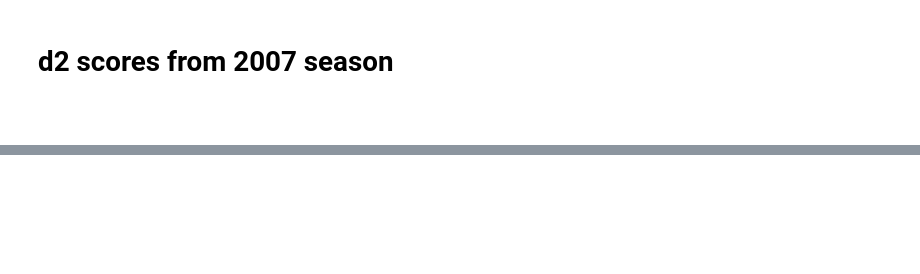
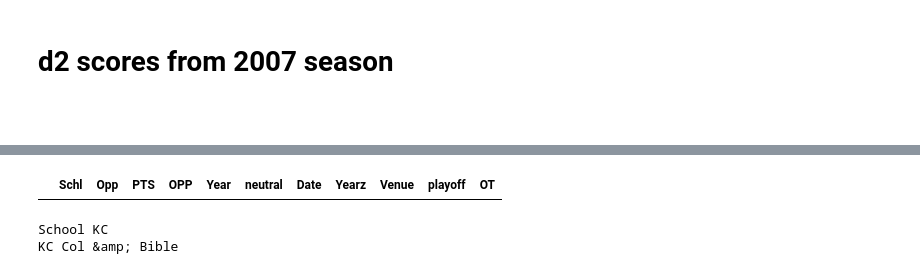
Before and after one commit to easella/ncaabelos, a Jupyter notebook: ncaab-for-free.ipynb, the cells around one changed output, grey strips where cells are left out. Cells and saved outputs as stored; diff of their text form; code cells hidden in the pictures; blank space fills up the shorter version.

```diff
--- a/ncaab-for-free.ipynb
+++ b/ncaab-for-free.ipynb
@@ -2523,2 +2551,15 @@ qa[qa.Year==2023]
+# %%
+df22[df22.Schl=='Hampshire']
+# %% [output]
+|  | Schl | Opp | PTS | OPP | Year | neutral | Date | Yearz | Venue | playoff | OT |
+# %%
+s=input("School")
+u=df22[df22.Year>2002]
+for key in set(u.Schl.tolist()+u.Opp.tolist()):
+    if s in key:
+        print(key)
+# %% [output]
+School KC
+KC Col &amp; Bible
 # %%
 df22
```
Also changed, not shown: parts of 8 cells of this notebook.
